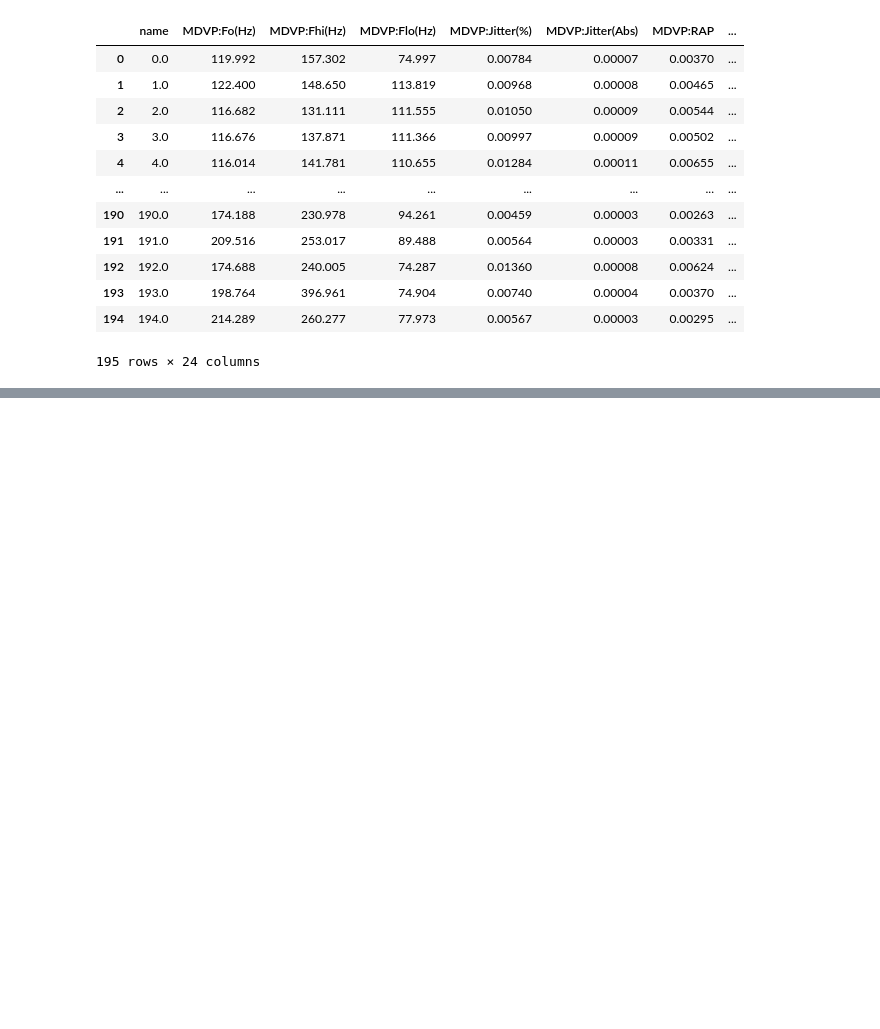
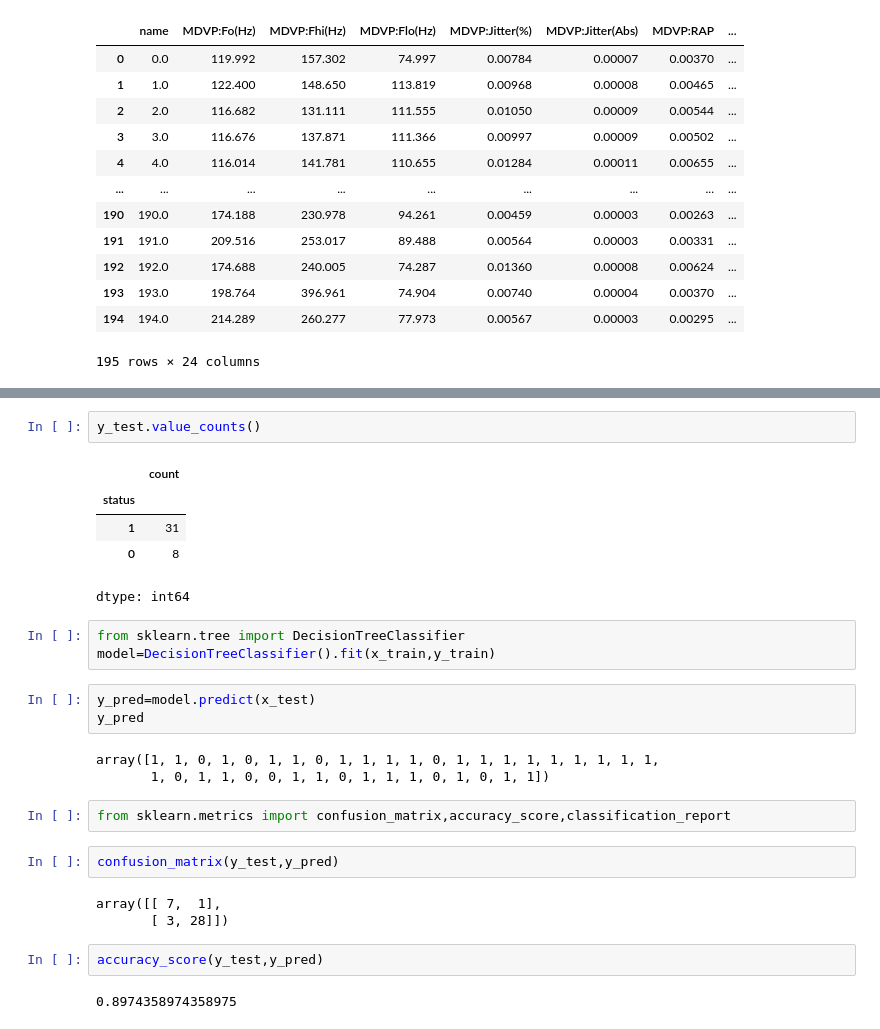
Before and after one commit to Durgadevi3105/Multiple_disease, a Jupyter notebook: mini_project2.ipynb, the cells around one changed output, grey strips where cells are left out. Saved outputs shown, nothing was run; the diff lists cells and outputs as text; blank space fills up the shorter version.

```diff
--- a/mini_project2.ipynb
+++ b/mini_project2.ipynb
@@ -209,0 +239,28 @@ from sklearn.metrics import confusion_matrix,accuracy_score,classification_repor
+# %%
+y_test.value_counts()
+# %% [output]
+|  | count |
+| status |  |
+| 1 | 31 |
+| 0 | 8 |
+dtype: int64
+# %%
+from sklearn.tree import DecisionTreeClassifier
+model=DecisionTreeClassifier().fit(x_train,y_train)
+# %%
+y_pred=model.predict(x_test)
+y_pred
+# %% [output]
+array([1, 1, 0, 1, 0, 1, 1, 0, 1, 1, 1, 1, 0, 1, 1, 1, 1, 1, 1, 1, 1, 1,
+       1, 0, 1, 1, 0, 0, 1, 1, 0, 1, 1, 1, 0, 1, 0, 1, 1])
+# %%
+from sklearn.metrics import confusion_matrix,accuracy_score,classification_report
+# %%
+confusion_matrix(y_test,y_pred)
+# %% [output]
+array([[ 7,  1],
+       [ 3, 28]])
+# %%
+accuracy_score(y_test,y_pred)
+# %% [output]
+0.8974358974358975
```
Also changed, not shown: parts of 12 cells of this notebook.
